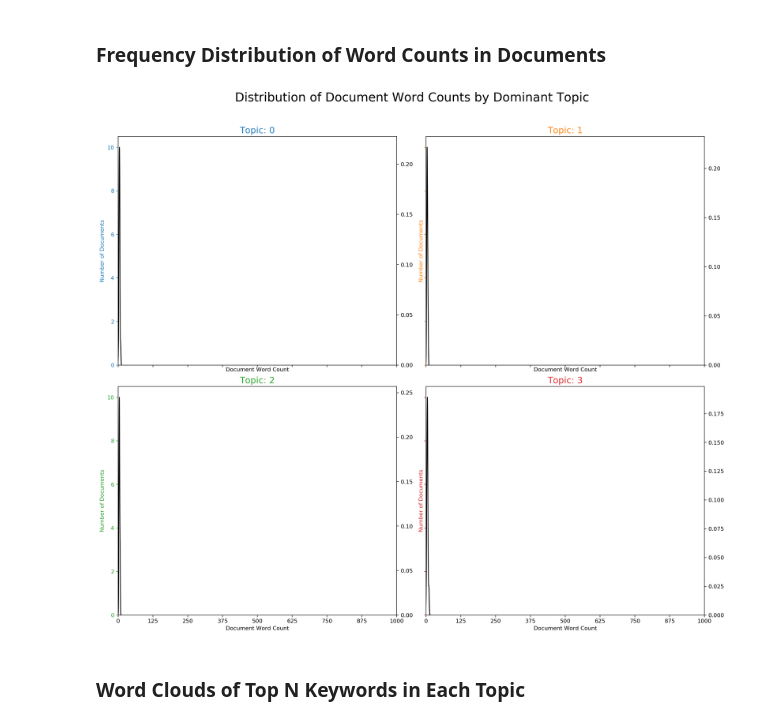
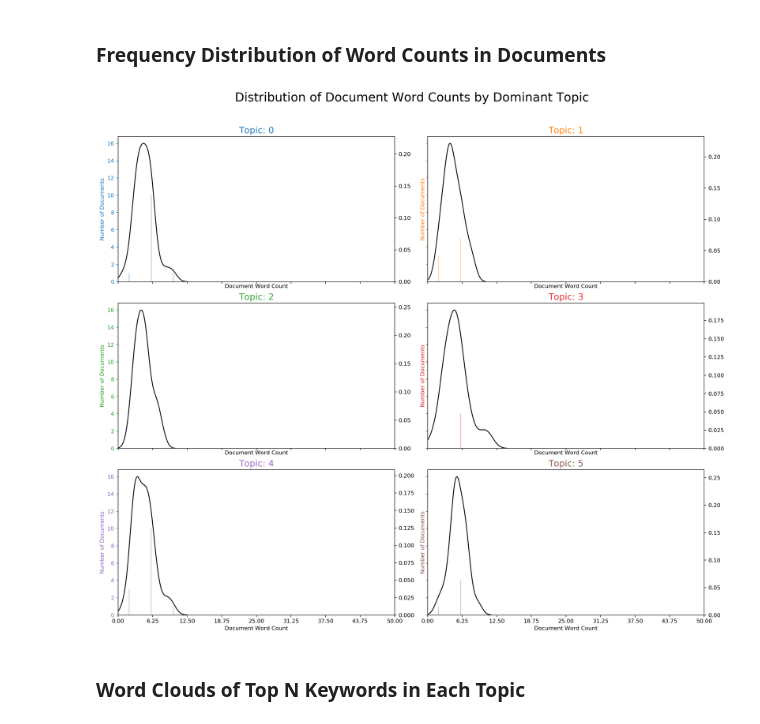
Before and after one commit to arpitjain2602/WRI, a Jupyter notebook: topic_model_gold-standard_title.ipynb, the cells around one changed output. Drawn from its saved outputs; the diff is of its cells as text; code cells hidden in the pictures.

```diff
--- a/topic_model_gold-standard_title.ipynb
+++ b/topic_model_gold-standard_title.ipynb
@@ -109,7 +109,8 @@ models_dict = {
 # %%
 # SPECIFICATIONS
 
-num_topics_list_level_1 = np.arange(1,51,1).tolist()
+# num_topics_list_level_1 = np.arange(1,51,1).tolist()
+num_topics_list_level_1 = [6]
 
 specifications = {
 	# 'model':'LDA_single_level', # Can be LDA_multi_level
@@ -403,27 +401,27 @@ plt.show()
 # %%
 import seaborn as sns
 import matplotlib.colors as mcolors
 cols = [color for name, color in mcolors.TABLEAU_COLORS.items()]  # more colors: 'mcolors.XKCD_COLORS'
 
-fig, axes = plt.subplots(2,2,figsize=(16,14), dpi=160, sharex=True, sharey=True)
+fig, axes = plt.subplots(3,2,figsize=(16,14), dpi=160, sharex=True, sharey=True)
 
 for i, ax in enumerate(axes.flatten()):
     df_dominant_topic_sub = df_dominant_topic.loc[df_dominant_topic.Dominant_Topic == i, :]
     doc_lens = [len(d) for d in df_dominant_topic_sub.Text]
     ax.hist(doc_lens, bins = 1000, color=cols[i])
     ax.tick_params(axis='y', labelcolor=cols[i], color=cols[i])
     sns.kdeplot(doc_lens, color="black", shade=False, ax=ax.twinx())
-    ax.set(xlim=(0, 1000), xlabel='Document Word Count')
+    ax.set(xlim=(0, 50), xlabel='Document Word Count')
     ax.set_ylabel('Number of Documents', color=cols[i])
     ax.set_title('Topic: '+str(i), fontdict=dict(size=16, color=cols[i]))
 
 fig.tight_layout()
 fig.subplots_adjust(top=0.90)
-plt.xticks(np.linspace(0,1000,9))
+plt.xticks(np.linspace(0,50,9))
 fig.suptitle('Distribution of Document Word Counts by Dominant Topic', fontsize=22)
 plt.show()
 # %% [output]
-[figure, old version]
+[figure, new version]
 # %% [markdown]
 ### Word Clouds of Top N Keywords in Each Topic
 # %%
```
Also changed, not shown: parts of 8 cells of this notebook, 14 other files.
